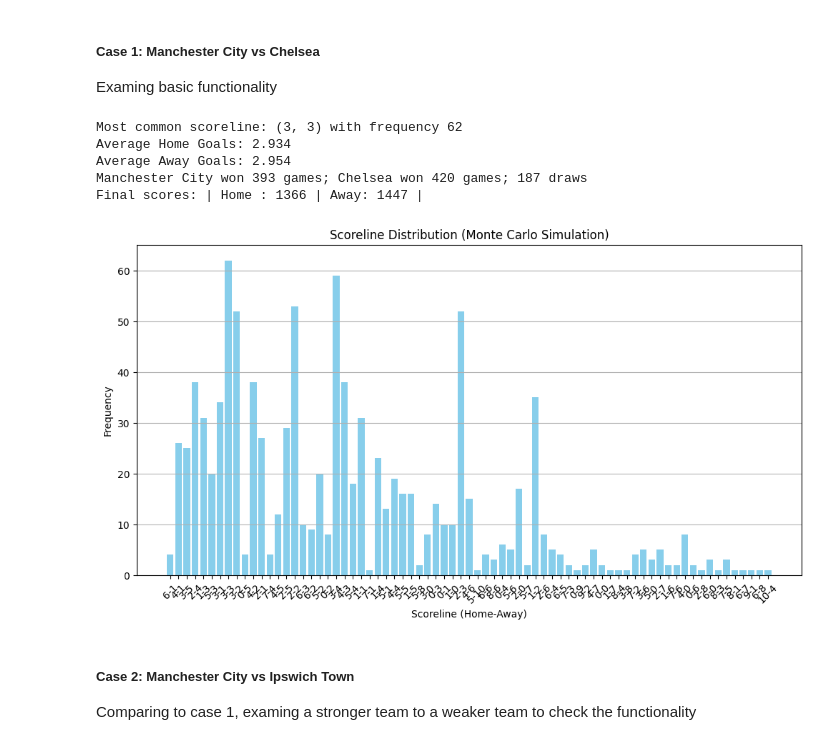
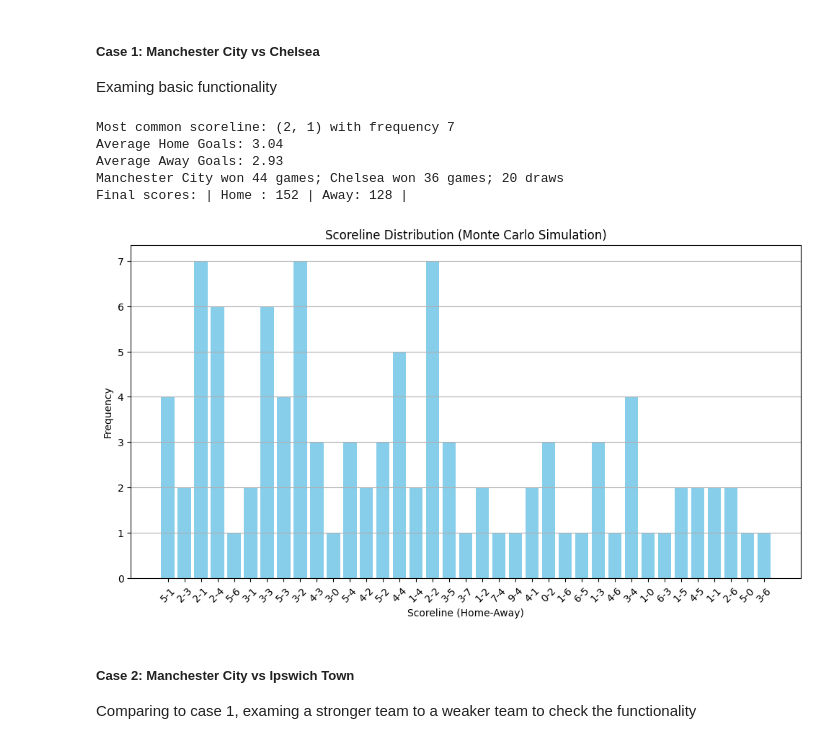
Before and after one commit to ZichengLiang/JLLA_Probablity, a Jupyter notebook: JLLA.ipynb, the cells around one changed output. Cells and saved outputs as stored; diff of their text form; code cells hidden in the pictures.

```diff
--- a/JLLA.ipynb
+++ b/JLLA.ipynb
@@ -325,7 +327,7 @@ def player_action(player, possession_team, game_state, tick):
     return action
 # %%
 
-def pass_ball(player, team, game_state):
+def pass_ball(player, possession_team, game_state):
     """
     Handle Passing the ball to a teammate
 
@@ -339,7 +341,7 @@ def pass_ball(player, team, game_state):
     """
 
     # Choose a random teammate to pass to (excluding the current player)
-    teammates = [p for p in team if p["name"] != player["name"] and not p['isGoalkeeper']]
+    teammates = [p for p in possession_team if p["name"] != player["name"] and not p['isGoalkeeper']]
     if not teammates:
         return game_state  # No teammates available, keep possession
 
@@ -401,8 +403,8 @@ def simulate_tick(game_state, tick):
 
     player = game_state["possession_player"]
     team = game_state["home_team"] if game_state["possession_team"] == "home" else game_state["away_team"]
-    oppTeam = game_state["home_team"] if game_state["possession_team"] == "away" else game_state["home_team"]
-    oppGK = next((p for p in oppTeam if p['isGoalkeeper']), None)
+    opp_team = game_state["home_team"] if game_state["possession_team"] == "away" else game_state["home_team"]
+    oppGK = next((p for p in opp_team if p['isGoalkeeper']), None)
 
     action = player_action(player, game_state["possession_team"], game_state, tick)
 
@@ -445,8 +447,8 @@ def simulate_match_with_logging(home_team, away_team):
         "ticks": [],
         "home_score": [],
         "away_score": [],
-        "home_passes": [],
-        "away_passes": [],
+        # "home_passes": [],
+        # "away_passes": [],
         "home_shots": [],
         "away_shots": [],
     }
@@ -463,19 +465,20 @@ def simulate_match_with_logging(home_team, away_team):
 
         # Count passes and shots
         for event in game_state["events"]:
-            if "passed" in event:
-                if "home" in game_state["possession_team"]:
-                    home_passes += 1
-                else:
-                    away_passes += 1
-            elif "shot" in event or "scored" in event:
+            #if "passed" in event:
+            #    if "home" in game_state["possession_team"]:
+            #        home_passes += 1
+            #    else:
+            #        away_passes += 1
+            #el
+            if "shot" in event or "scored" in event:
                 if "home" in game_state["possession_team"]:
                     home_shots += 1
                 else:
                     away_shots += 1
 
-        match_data["home_passes"].append(home_passes)
-        match_data["away_passes"].append(away_passes)
+        #match_data["home_passes"].append(home_passes)
+        #match_data["away_passes"].append(away_passes)
         match_data["home_shots"].append(home_shots)
         match_data["away_shots"].append(away_shots)
 
@@ -586,14 +665,14 @@ def test_single_game_simulation(home_team, away_team, n_simulations):
 ##### Case 1: Manchester City vs Chelsea
 Examing basic functionality
 # %%
-test_single_game_simulation("Manchester City", "Chelsea", 1000)
+test_single_game_simulation("Manchester City", "Chelsea", 100)
 # %% [output]
-Most common scoreline: (3, 3) with frequency 62
-Average Home Goals: 2.934
-Average Away Goals: 2.954
-Manchester City won 393 games; Chelsea won 420 games; 187 draws
-Final scores: | Home : 1366 | Away: 1447 |
+Most common scoreline: (2, 1) with frequency 7
+Average Home Goals: 3.04
+Average Away Goals: 2.93
+Manchester City won 44 games; Chelsea won 36 games; 20 draws
+Final scores: | Home : 152 | Away: 128 |
-[figure, old version]
+[figure, new version]
 # %% [markdown]
 ##### Case 2: Manchester City vs Ipswich Town
 Comparing to case 1, examing a stronger team to a weaker team to check the functionality
```
Also changed, not shown: parts of 12 cells of this notebook.
